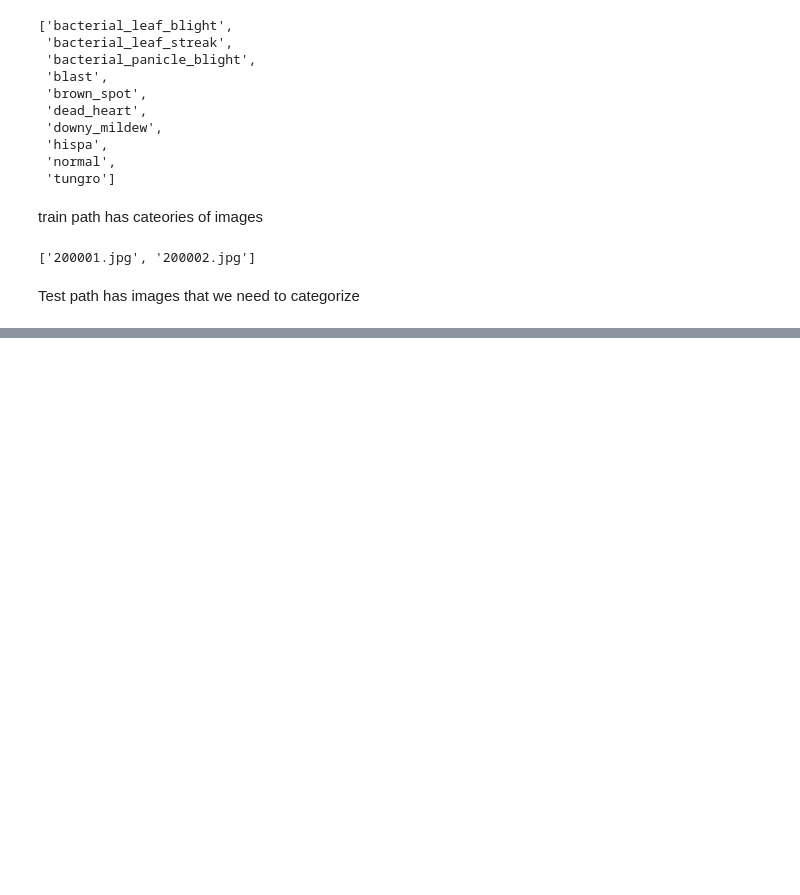
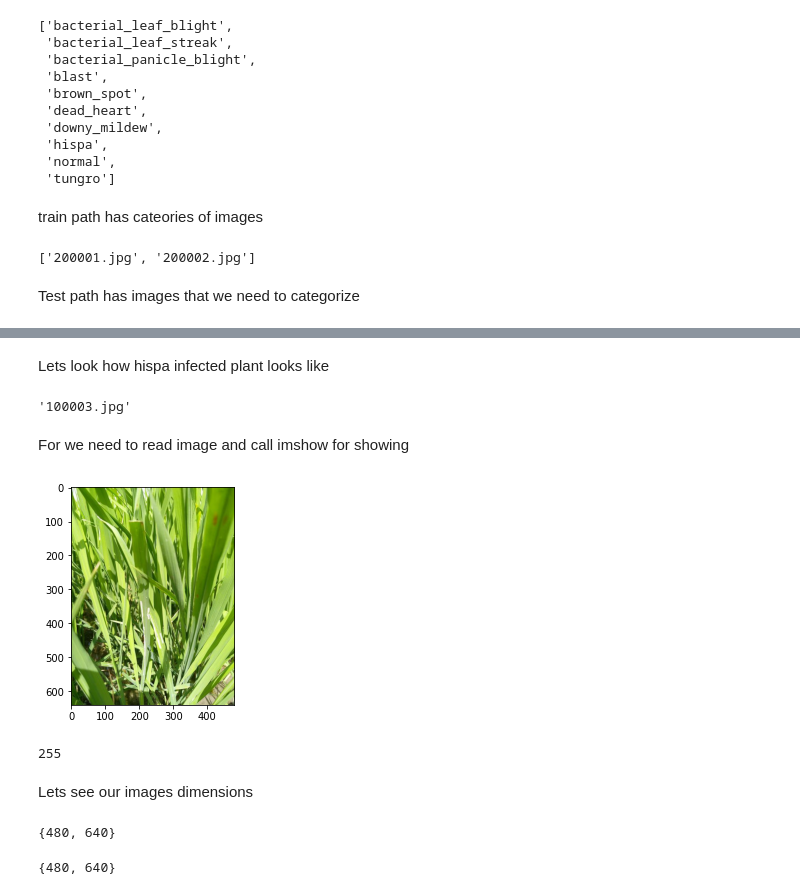
Before and after one commit to mr-manish/Portfolio-Projects, a Jupyter notebook: Paddy_doctor/paddy_doctor.ipynb, the cells around one changed output, grey strips where cells are left out. Saved outputs shown, nothing was run; the diff lists cells and outputs as text; code cells hidden in the pictures; blank space fills up the shorter version.

```diff
--- a/Paddy_doctor/paddy_doctor.ipynb
+++ b/Paddy_doctor/paddy_doctor.ipynb
@@ -45,0 +62,20 @@ Test path has images that we need to categorize
+# %% [markdown]
+Lets look how hispa infected plant looks like
+# %%
+hispa_sample = os.listdir(os.path.join(train_path,'hispa'))[0]
+# %%
+hispa_sample
+# %% [output]
+'100003.jpg'
+# %% [markdown]
+For we need to read image and call imshow for showing
+# %%
+plt.imshow(plt.imread(os.path.join(train_path,'hispa',hispa_sample)));
+# %% [output]
+[figure, added]
+# %%
+plt.imread(os.path.join(train_path,'hispa',hispa_sample)).max()
+# %% [output]
+255
+# %% [markdown]
+Lets see our images dimensions
@@ -45,0 +91,8 @@ Test path has images that we need to categorize
+# %%
+set(dim1)
+# %% [output]
+{480, 640}
+# %%
+set(dim2)
+# %% [output]
+{480, 640}
```
Also changed, not shown: parts of 24 cells of this notebook.
